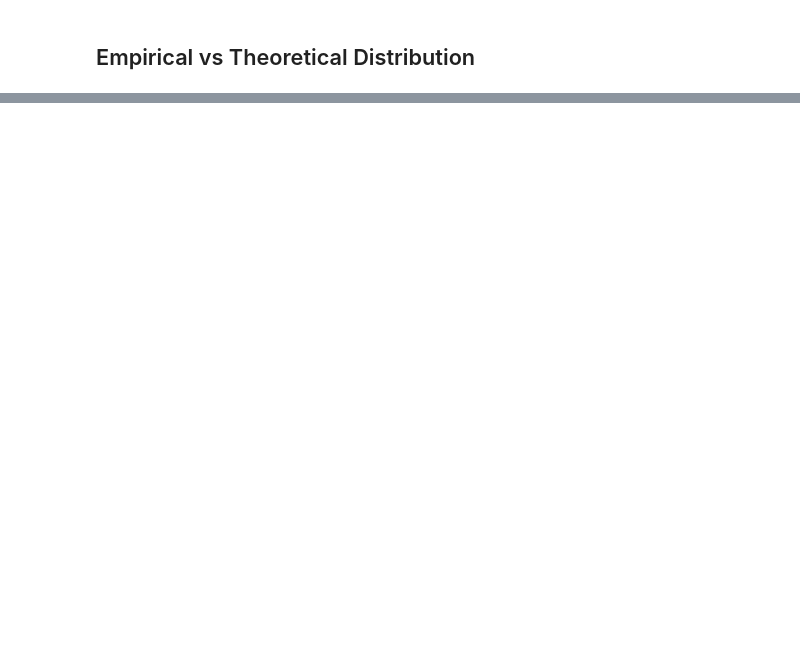
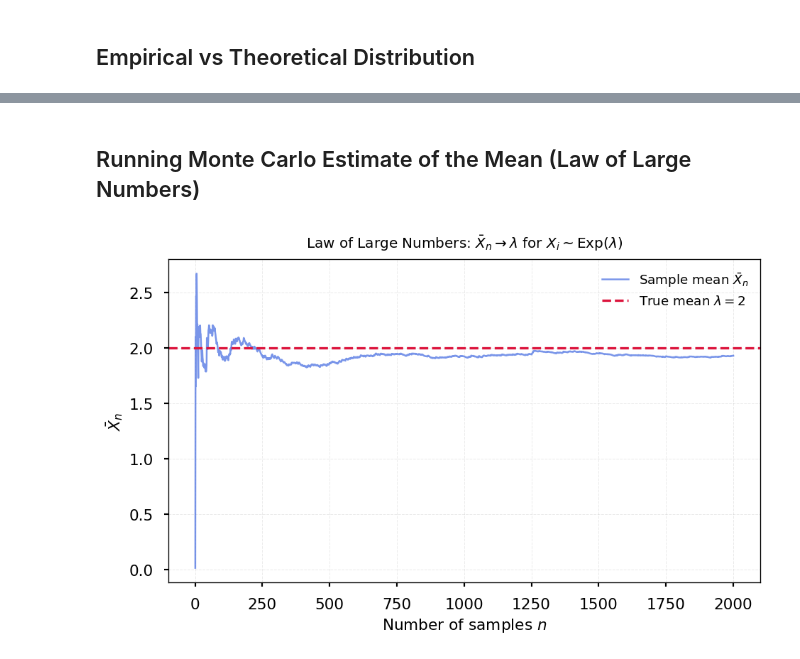
Before and after one commit to SaiSampathKedari/MonteCarlo-Statistical-Methods, a Jupyter notebook: notebooks/exponential.ipynb, the cells around one changed output, grey strips where cells are left out. Cells and saved outputs as stored; diff of their text form; code cells hidden in the pictures; blank space fills up the shorter version.

```diff
--- a/notebooks/exponential.ipynb
+++ b/notebooks/exponential.ipynb
@@ -26,0 +28,29 @@ plot_empirical_and_theoretical_pdf(exponential_samples,expon_rv,dist_name=f"expo
+# %% [markdown]
+## Running Monte Carlo Estimate of the Mean (Law of Large Numbers)
+# %%
+exp_gen = partial(sample_exponential, 2)
+mc_exp = monte_carlo(2000, exp_gen, lambda x: x, cumsum=True)
+nsample_arr = nsample_arr = np.arange(1, mc_exp.estimate.shape[0] + 1) # an array of numbers form 1,2,...,nsamples
+
+# Plot
+plt.figure(figsize=(8, 5), dpi=120)
+plt.plot(nsample_arr, mc_exp.estimate, color='royalblue', lw=1.5, alpha=0.7, label=r'Sample mean $\bar{X}_n$')
+plt.axhline(y=2, color='crimson', lw=2.0, linestyle='--', label=r'True mean $\lambda=2$')
+
+
+# Labels & title
+plt.xlabel(r'Number of samples $n$', fontsize=13)
+plt.ylabel(r'$\bar{X}_n$', fontsize=13)
+plt.title(r'Law of Large Numbers: $\bar{X}_n \rightarrow \lambda$ for $X_i \sim \mathrm{Exp}(\lambda)$',
+          fontsize=12, pad=10)
+
+# Aesthetics
+plt.grid(alpha=0.25, linestyle='--', linewidth=0.6)
+plt.legend(frameon=False, fontsize=11, loc='best')
+plt.tight_layout()
+
+# Optional: use a nice style
+plt.style.use('seaborn-v0_8-talk')
+plt.show()
+# %% [output]
+[figure, added]
```
Also changed, not shown: parts of 4 cells of this notebook, 9 other files.
